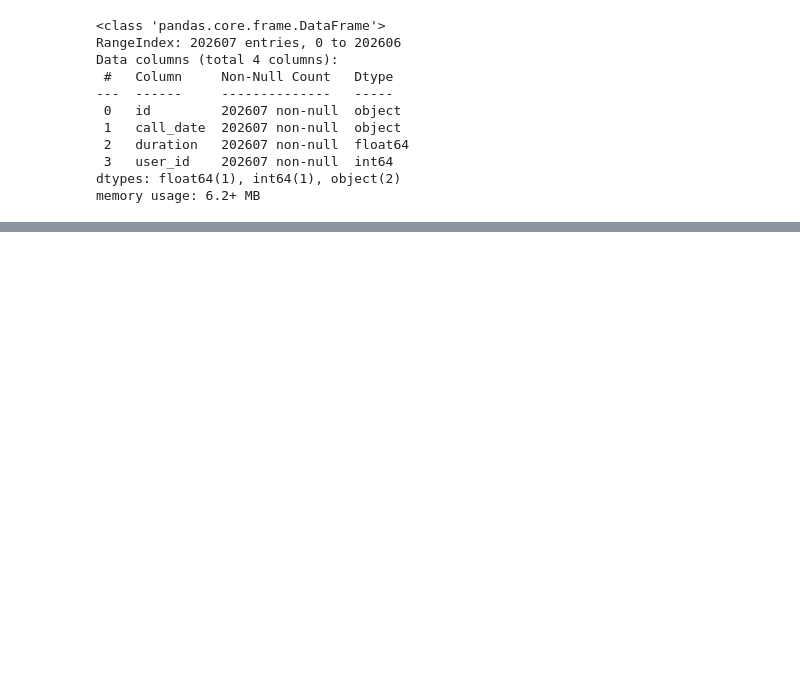
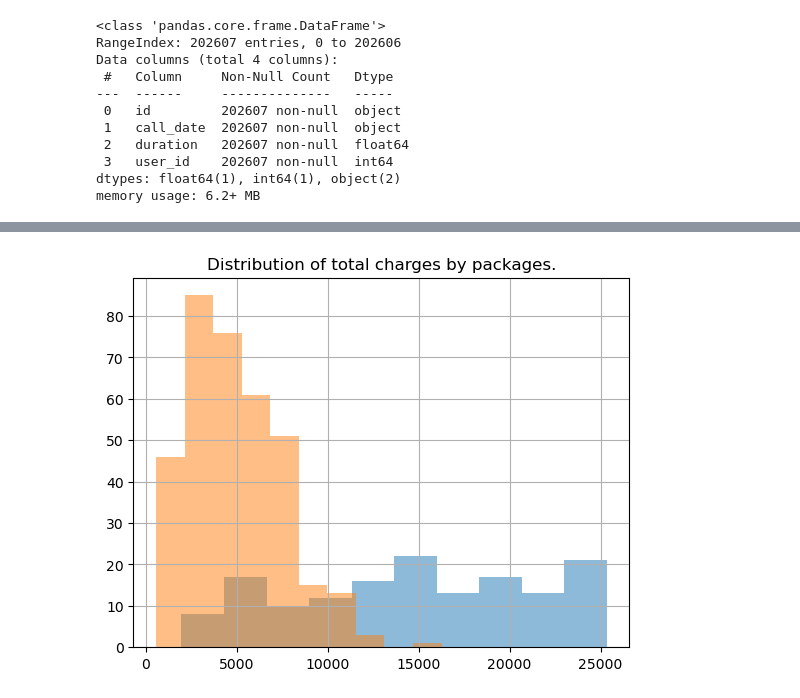
Before and after one commit to vzwork/statistical_analysis, a Jupyter notebook: project_en.ipynb, the cells around one changed output, grey strips where cells are left out. Drawn from its saved outputs; the diff is of its cells as text; code cells hidden in the pictures; blank space fills up the shorter version.

```diff
--- a/project_en.ipynb
+++ b/project_en.ipynb
@@ -1116,0 +471,7 @@ the profits in "Moscow" and other regions were different
+# %%
+df_users[df_users.tariff == 'ultra'].costs_total.hist(alpha=0.5)
+df_users[df_users.tariff == 'smart'].costs_total.hist(alpha=0.5)
+plt.title('Distribution of total charges by packages.')
+plt.show()
+# %% [output]
+[figure, added]
```
Also changed, not shown: parts of 250 cells of this notebook, 1 other file.
